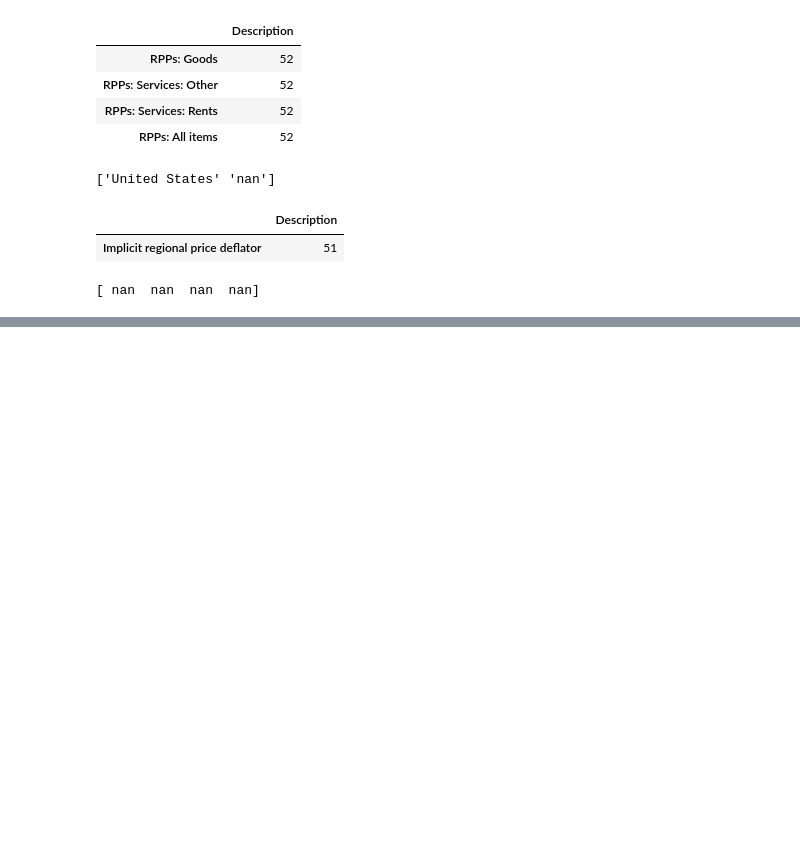
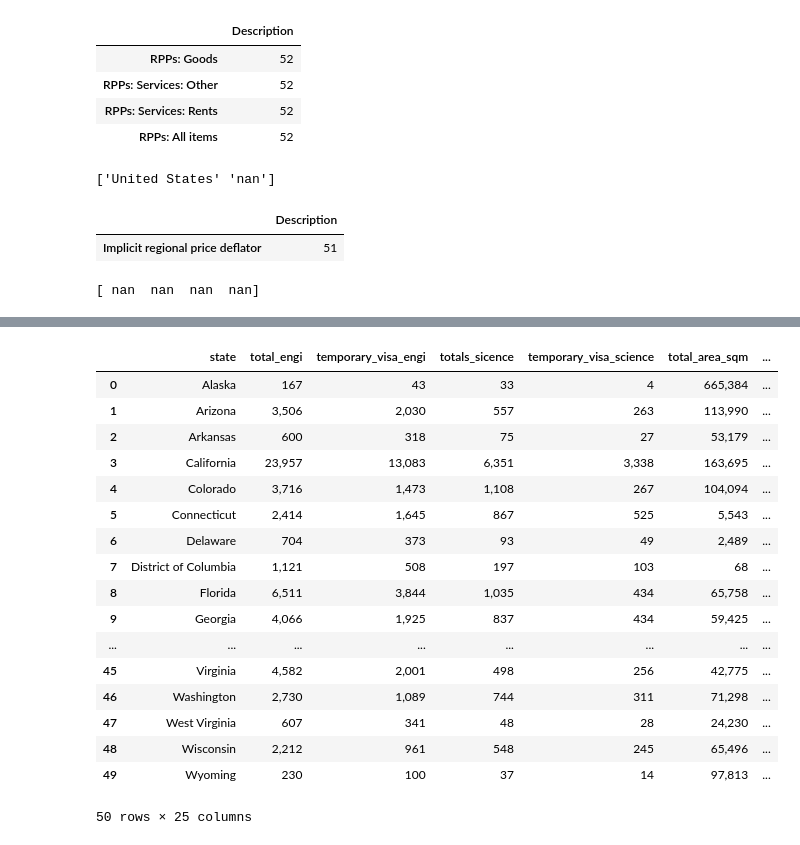
Before and after one commit to ttoddfox/Small-Business-Capstone, a Jupyter notebook: state analysis/state_data_preprocessing.ipynb, the cells around one changed output, grey strips where cells are left out. Cells and saved outputs as stored; diff of their text form; code cells hidden in the pictures; blank space fills up the shorter version.

```diff
--- a/state analysis/state_data_preprocessing.ipynb
+++ b/state analysis/state_data_preprocessing.ipynb
@@ -289,13 +271,14 @@ for i in output_file_list:
     temp_result['state']=temp_state
     final_result=final_result.append(temp_result)
 # %%
-#data1=pd.read_csv('./merge_state_data1.csv')
+data1=pd.read_csv('./merge_state_data1.csv')
 data2=pd.read_csv('./merge_state_data2.csv')
-#data_merge=pd.merge(data1,data2,left_on=data1.state,right_on=data2.GeoName)
-finalstate = pd.merge(data2, final_result, left_on=data2.GeoName,right_on=final_result.state)
-state=finalstate['state']
-finalstate=finalstate.drop(['GeoName','state'],axis=1)
-finalstate=finalstate.iloc[:,1:]
-finalstate.insert(0,'state',state)
+data2=data2.iloc[:,1:]
+data_merge=pd.merge(data1,data2,left_on=data1.state,right_on=data2.GeoName)
+final_state=pd.merge(data_merge,final_result,left_on=data_merge.state,right_on=final_result.state)
+state=final_state['state_x']
+# %%
+final_state=final_state.drop(['state_x','state_y','GeoName'],axis=1)
+final_state.insert(0,'state',state)
 # %%
 finalstate.to_csv('final_state_data.csv')
@@ -321,0 +285,21 @@ finalstate
+# %%
+final_state
+# %% [output]
+|  | state | total_engi | temporary_visa_engi | totals_sicence | temporary_visa_science | total_area_sqm | ... |
+| 0 | Alaska | 167 | 43 | 33 | 4 | 665,384 | ... |
+| 1 | Arizona | 3,506 | 2,030 | 557 | 263 | 113,990 | ... |
+| 2 | Arkansas | 600 | 318 | 75 | 27 | 53,179 | ... |
+| 3 | California | 23,957 | 13,083 | 6,351 | 3,338 | 163,695 | ... |
+| 4 | Colorado | 3,716 | 1,473 | 1,108 | 267 | 104,094 | ... |
+| 5 | Connecticut | 2,414 | 1,645 | 867 | 525 | 5,543 | ... |
+| 6 | Delaware | 704 | 373 | 93 | 49 | 2,489 | ... |
+| 7 | District of Columbia | 1,121 | 508 | 197 | 103 | 68 | ... |
+| 8 | Florida | 6,511 | 3,844 | 1,035 | 434 | 65,758 | ... |
+| 9 | Georgia | 4,066 | 1,925 | 837 | 434 | 59,425 | ... |
+| ... | ... | ... | ... | ... | ... | ... | ... |
+| 45 | Virginia | 4,582 | 2,001 | 498 | 256 | 42,775 | ... |
+| 46 | Washington | 2,730 | 1,089 | 744 | 311 | 71,298 | ... |
+| 47 | West Virginia | 607 | 341 | 48 | 28 | 24,230 | ... |
+| 48 | Wisconsin | 2,212 | 961 | 548 | 245 | 65,496 | ... |
+| 49 | Wyoming | 230 | 100 | 37 | 14 | 97,813 | ... |
+50 rows × 25 columns
```
Also changed, not shown: parts of 2 cells of this notebook.
